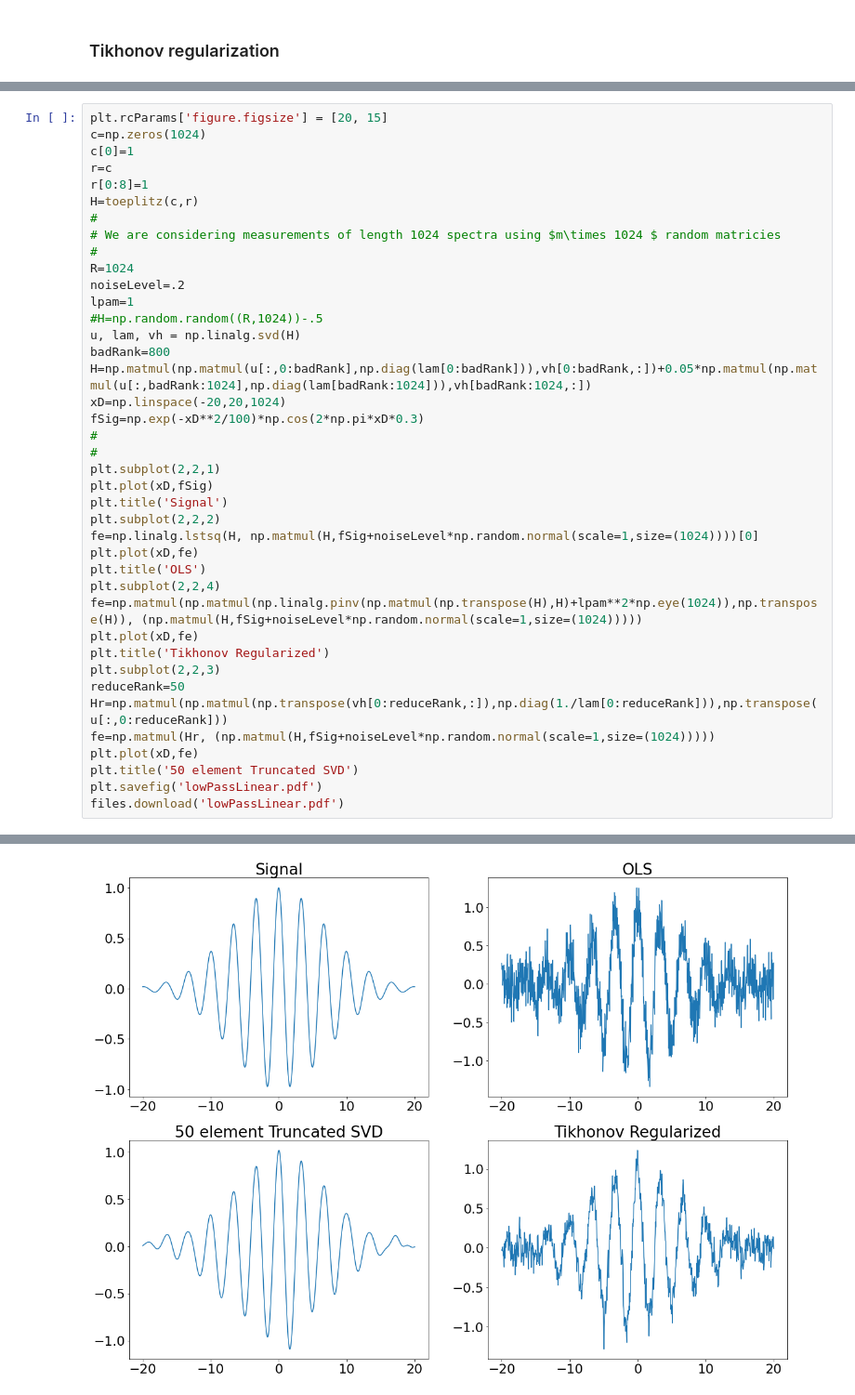
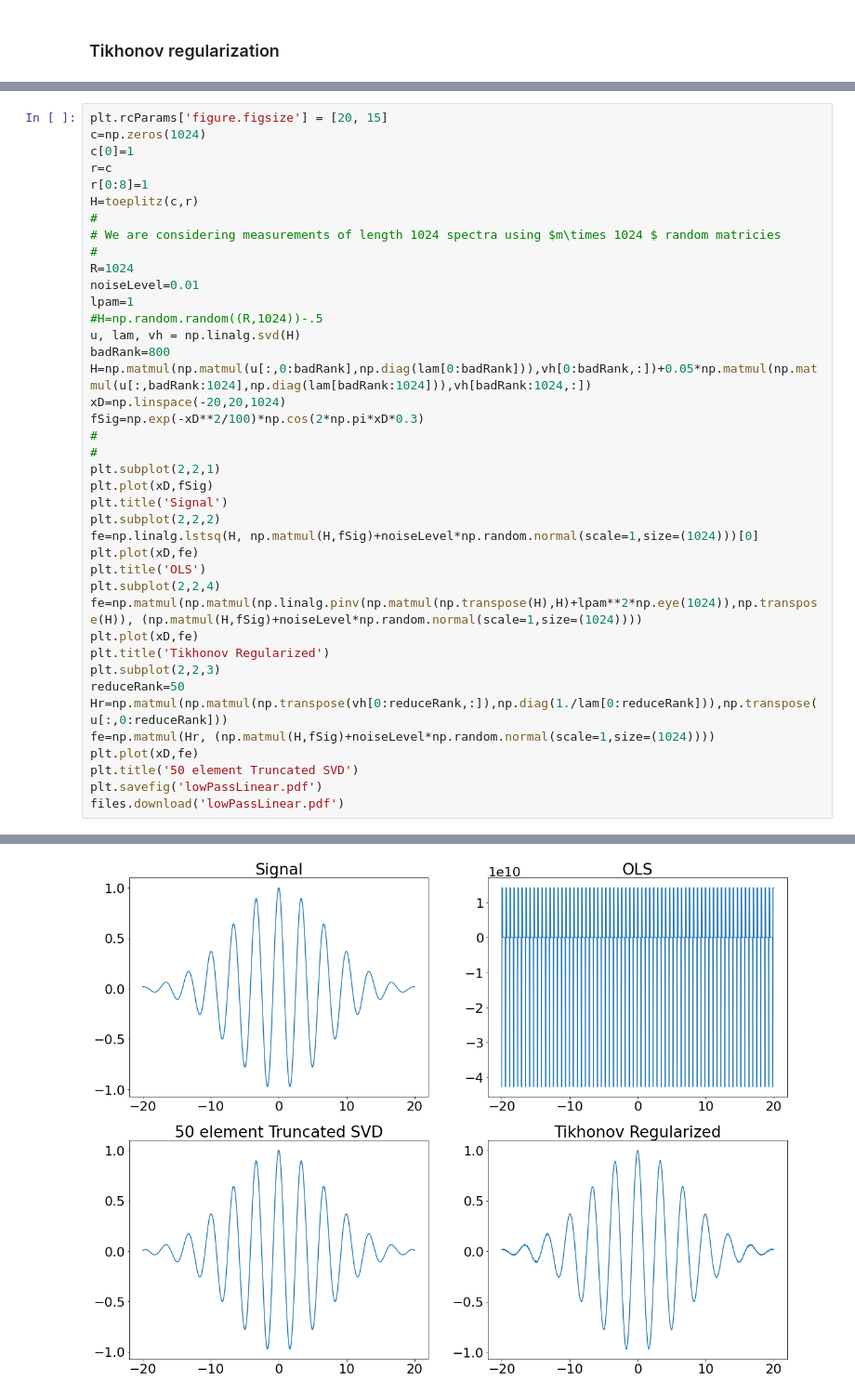
Before and after one commit to djbradyAtOpticalSciencesArizona/computationalImaging, a Jupyter notebook: inverseProblems/linearRegression.ipynb, the cells around one changed output, grey strips where cells are left out. Shown at 93% size. Cells and saved outputs as stored; diff of their text form.

```diff
--- a/inverseProblems/linearRegression.ipynb
+++ b/inverseProblems/linearRegression.ipynb
@@ -301,37 +307,37 @@ H=toeplitz(c,r)
 # We are considering measurements of length 1024 spectra using $m\times 1024 $ random matricies
 #
 R=1024
-noiseLevel=.2
+noiseLevel=0.01
 lpam=1
 #H=np.random.random((R,1024))-.5
 u, lam, vh = np.linalg.svd(H)
 badRank=800
 H=np.matmul(np.matmul(u[:,0:badRank],np.diag(lam[0:badRank])),vh[0:badRank,:])+0.05*np.matmul(np.matmul(u[:,badRank:1024],np.diag(lam[badRank:1024])),vh[badRank:1024,:])
 xD=np.linspace(-20,20,1024)
 fSig=np.exp(-xD**2/100)*np.cos(2*np.pi*xD*0.3)
 #
 #
 plt.subplot(2,2,1)
 plt.plot(xD,fSig)
 plt.title('Signal')
 plt.subplot(2,2,2)
-fe=np.linalg.lstsq(H, np.matmul(H,fSig+noiseLevel*np.random.normal(scale=1,size=(1024))))[0]
+fe=np.linalg.lstsq(H, np.matmul(H,fSig)+noiseLevel*np.random.normal(scale=1,size=(1024)))[0]
 plt.plot(xD,fe)
 plt.title('OLS')
 plt.subplot(2,2,4)
-fe=np.matmul(np.matmul(np.linalg.pinv(np.matmul(np.transpose(H),H)+lpam**2*np.eye(1024)),np.transpose(H)), (np.matmul(H,fSig+noiseLevel*np.random.normal(scale=1,size=(1024)))))
+fe=np.matmul(np.matmul(np.linalg.pinv(np.matmul(np.transpose(H),H)+lpam**2*np.eye(1024)),np.transpose(H)), (np.matmul(H,fSig)+noiseLevel*np.random.normal(scale=1,size=(1024))))
 plt.plot(xD,fe)
 plt.title('Tikhonov Regularized')
 plt.subplot(2,2,3)
 reduceRank=50
 Hr=np.matmul(np.matmul(np.transpose(vh[0:reduceRank,:]),np.diag(1./lam[0:reduceRank])),np.transpose(u[:,0:reduceRank]))
-fe=np.matmul(Hr, (np.matmul(H,fSig+noiseLevel*np.random.normal(scale=1,size=(1024)))))
+fe=np.matmul(Hr, (np.matmul(H,fSig)+noiseLevel*np.random.normal(scale=1,size=(1024))))
 plt.plot(xD,fe)
 plt.title('50 element Truncated SVD')
 plt.savefig('lowPassLinear.pdf')
 files.download('lowPassLinear.pdf')
 # %% [output]
 To use the future default and silence this warning we advise to pass `rcond=None`, to keep using the old, explicitly pass `rcond=-1`.
 [interactive output not drawn]
 [interactive output not drawn]
-[figure, old version]
+[figure, new version]
```
Also changed, not shown: parts of 9 cells of this notebook.
